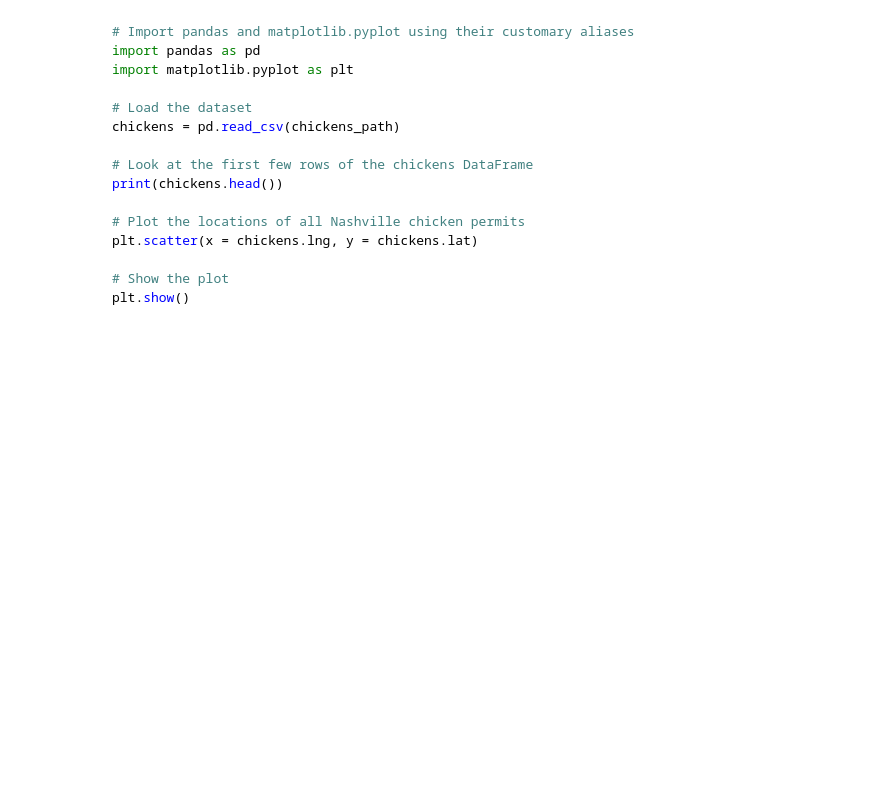
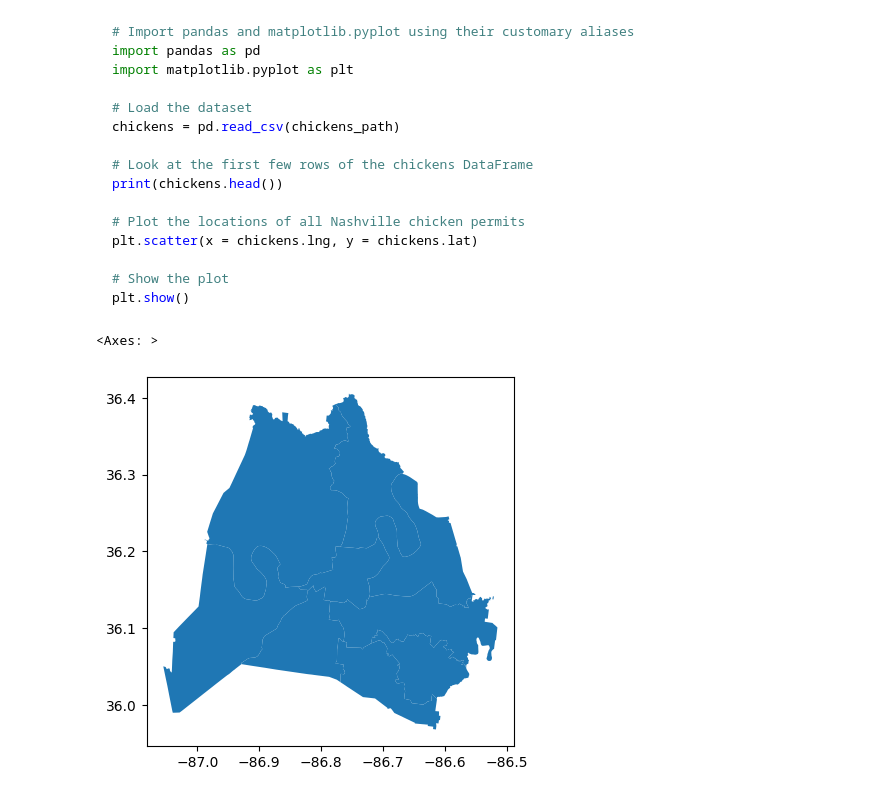
Before and after one commit to readyready15728/datacamp-python-notebooks, a Jupyter notebook: visualizing_geospatial_data_with_python/visualizing_geospatial_data_in_python.ipynb, the cells around one changed output. Saved outputs shown, nothing was run; the diff lists cells and outputs as text; code cells hidden in the pictures; blank space fills up the shorter version.

````diff
--- a/visualizing_geospatial_data_with_python/visualizing_geospatial_data_in_python.ipynb
+++ b/visualizing_geospatial_data_with_python/visualizing_geospatial_data_in_python.ipynb
@@ -77,3 +81,9 @@ plt.scatter(x = chickens.lng, y = chickens.lat)
 # Show the plot
 plt.show()
 ```
+# %%
+gdf = gpd.read_file('school_districts.geojson')
+gdf.plot()
+# %% [output]
+<Axes: >
+[figure, added]
````
Also changed, not shown: parts of 1 cell of this notebook.
